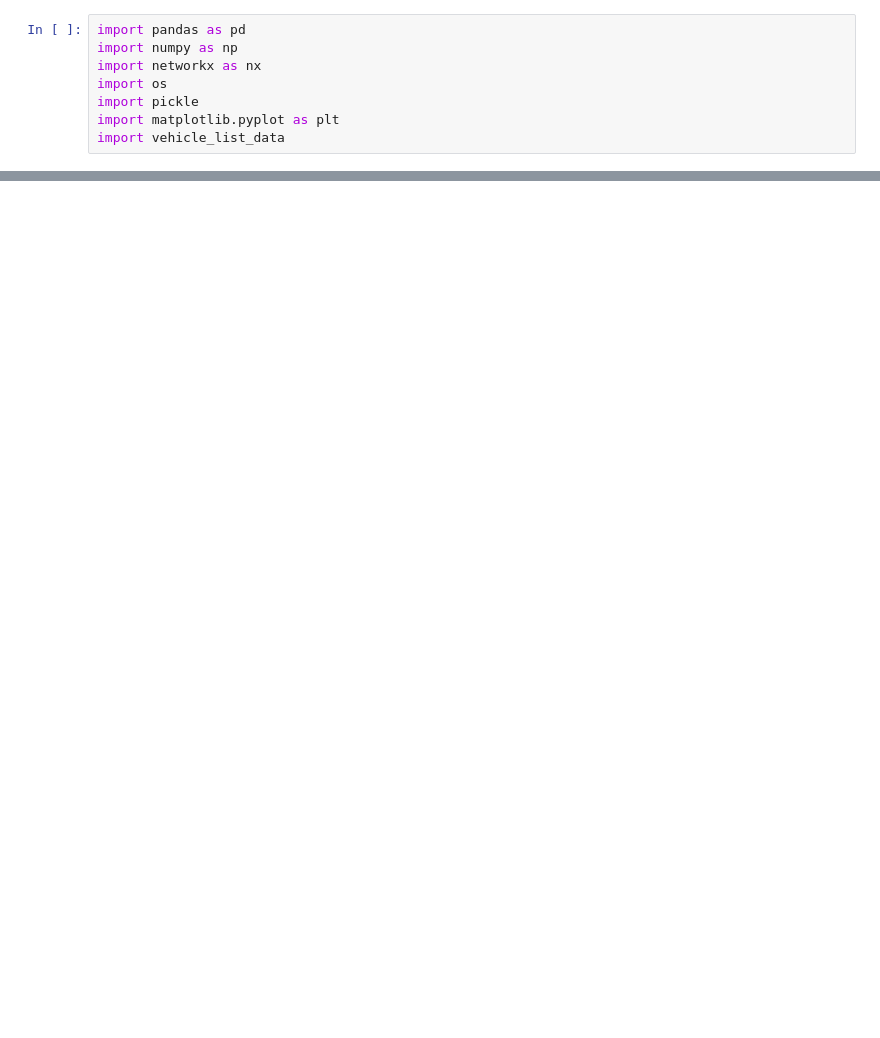
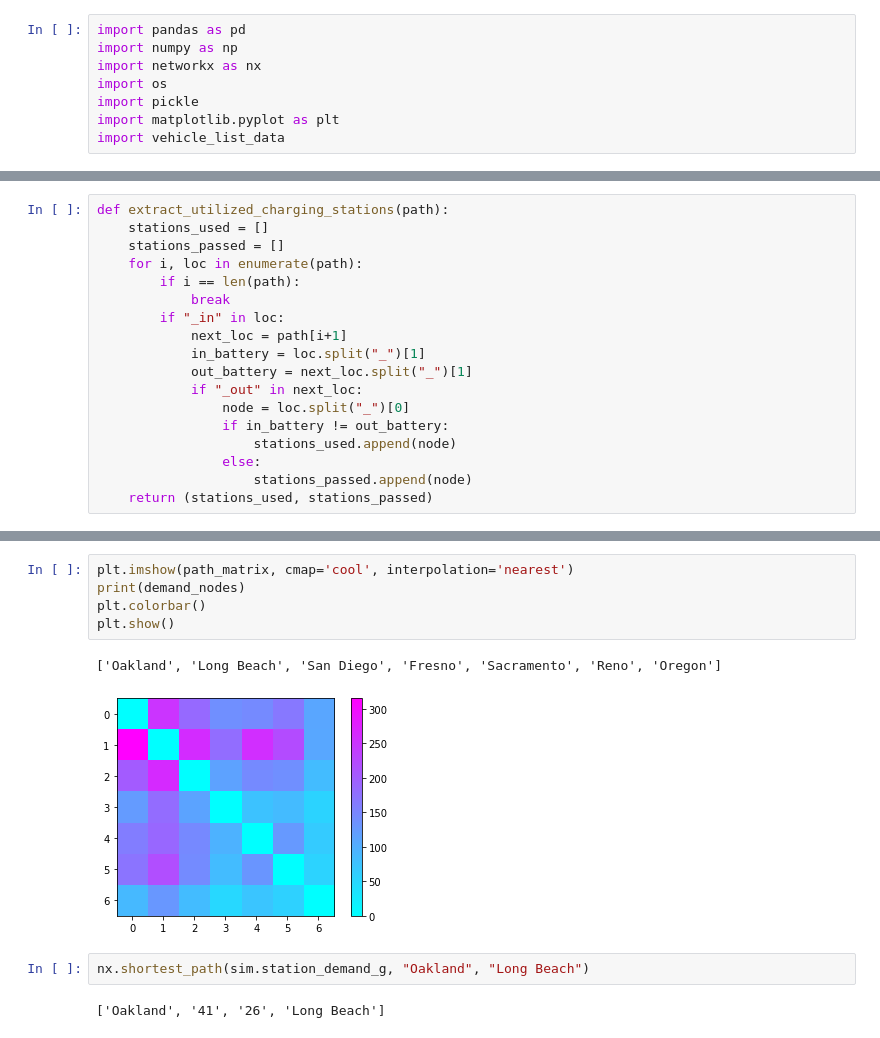
Before and after one commit to alandler/i5_freight_simulation, a Jupyter notebook: Results.ipynb, the cells around one changed output, grey strips where cells are left out. Drawn from its saved outputs; the diff is of its cells as text; blank space fills up the shorter version.

```diff
--- a/Results.ipynb
+++ b/Results.ipynb
@@ -168,0 +69,18 @@ NodeView(('5', '6', '7', '8', '9', '10', '11', '12', '13', '14', '15', '16', '17
+# %%
+def extract_utilized_charging_stations(path):
+    stations_used = []
+    stations_passed = []
+    for i, loc in enumerate(path):
+        if i == len(path):
+            break
+        if "_in" in loc:
+            next_loc = path[i+1]
+            in_battery = loc.split("_")[1]
+            out_battery = next_loc.split("_")[1]
+            if "_out" in next_loc:
+                node = loc.split("_")[0]
+                if in_battery != out_battery:
+                    stations_used.append(node)
+                else:
+                    stations_passed.append(node)
+    return (stations_used, stations_passed)
@@ -168,0 +148,12 @@ NodeView(('5', '6', '7', '8', '9', '10', '11', '12', '13', '14', '15', '16', '17
+# %%
+plt.imshow(path_matrix, cmap='cool', interpolation='nearest')
+print(demand_nodes)
+plt.colorbar()
+plt.show()
+# %% [output]
+['Oakland', 'Long Beach', 'San Diego', 'Fresno', 'Sacramento', 'Reno', 'Oregon']
+[figure, added]
+# %%
+nx.shortest_path(sim.station_demand_g, "Oakland", "Long Beach")
+# %% [output]
+['Oakland', '41', '26', 'Long Beach']
```
Also changed, not shown: parts of 20 cells of this notebook, 43 other files.
